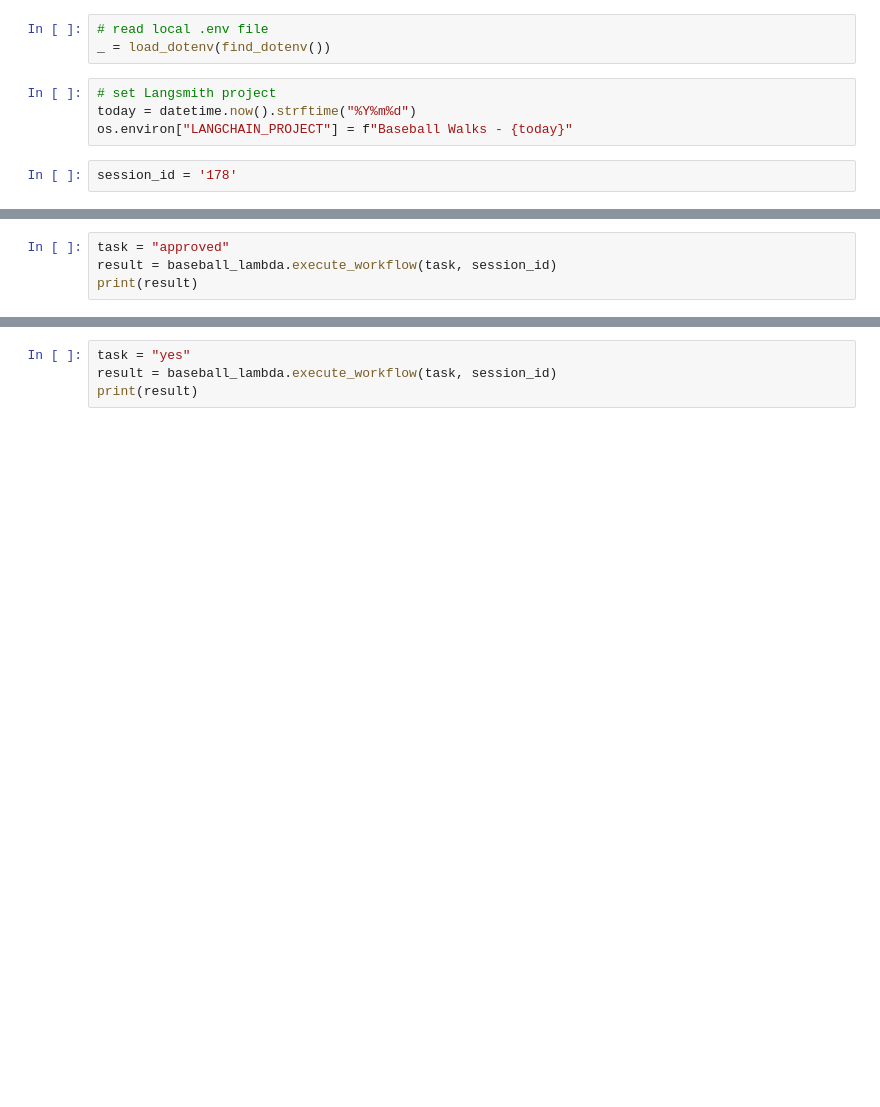
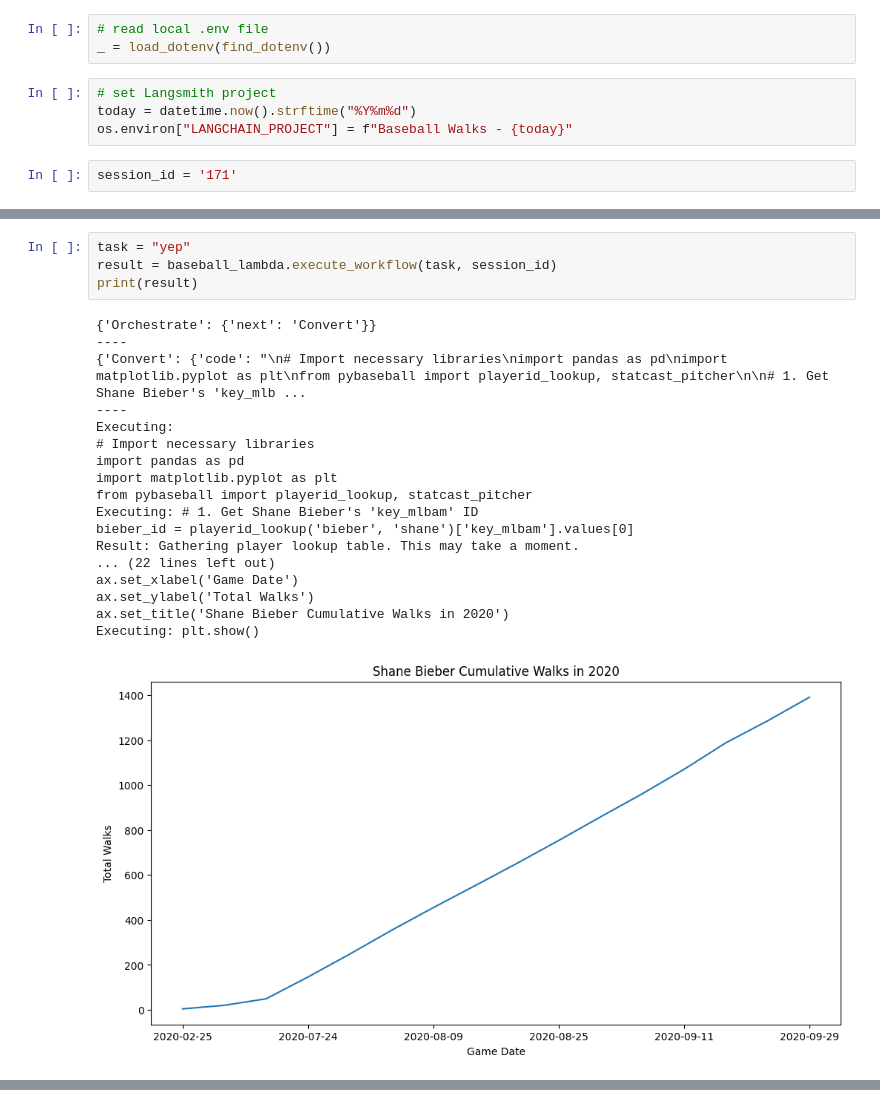
Before and after one commit to aws-samples/langgraph-multi-agent, a Jupyter notebook: 2b_sample_strikeouts_variant.ipynb, the cells around one changed output, grey strips where cells are left out. Saved outputs shown, nothing was run; the diff lists cells and outputs as text; blank space fills up the shorter version.

```diff
--- a/2b_sample_strikeouts_variant.ipynb
+++ b/2b_sample_strikeouts_variant.ipynb
@@ -14,7 +16,7 @@ _ = load_dotenv(find_dotenv())
 today = datetime.now().strftime("%Y%m%d")
 os.environ["LANGCHAIN_PROJECT"] = f"Baseball Walks - {today}"
 # %%
-session_id = '178'
+session_id = '171'
 # %%
 task = "plot the cumulative sum of total walks thrown by Shane Bieber in the 2020 season."
 result = baseball_lambda.execute_workflow(task, session_id)
@@ -26,4 +64,23 @@ print(result)
 # %%
-task = "approved"
+task = "yep"
 result = baseball_lambda.execute_workflow(task, session_id)
 print(result)
+# %% [output]
+{'Orchestrate': {'next': 'Convert'}}
+----
+{'Convert': {'code': "\n# Import necessary libraries\nimport pandas as pd\nimport matplotlib.pyplot as plt\nfrom pybaseball import playerid_lookup, statcast_pitcher\n\n# 1. Get Shane Bieber's 'key_mlb ...
+----
+Executing:
+# Import necessary libraries
+import pandas as pd
+import matplotlib.pyplot as plt
+from pybaseball import playerid_lookup, statcast_pitcher
+Executing: # 1. Get Shane Bieber's 'key_mlbam' ID
+bieber_id = playerid_lookup('bieber', 'shane')['key_mlbam'].values[0]
+Result: Gathering player lookup table. This may take a moment.
+... (22 lines left out)
+ax.set_xlabel('Game Date')
+ax.set_ylabel('Total Walks')
+ax.set_title('Shane Bieber Cumulative Walks in 2020')
+Executing: plt.show()
+[figure, added]
@@ -30,4 +103,0 @@ print(result)
-# %%
-task = "yes"
-result = baseball_lambda.execute_workflow(task, session_id)
-print(result)
```
Also changed, not shown: parts of 5 cells of this notebook, 7 other files.
